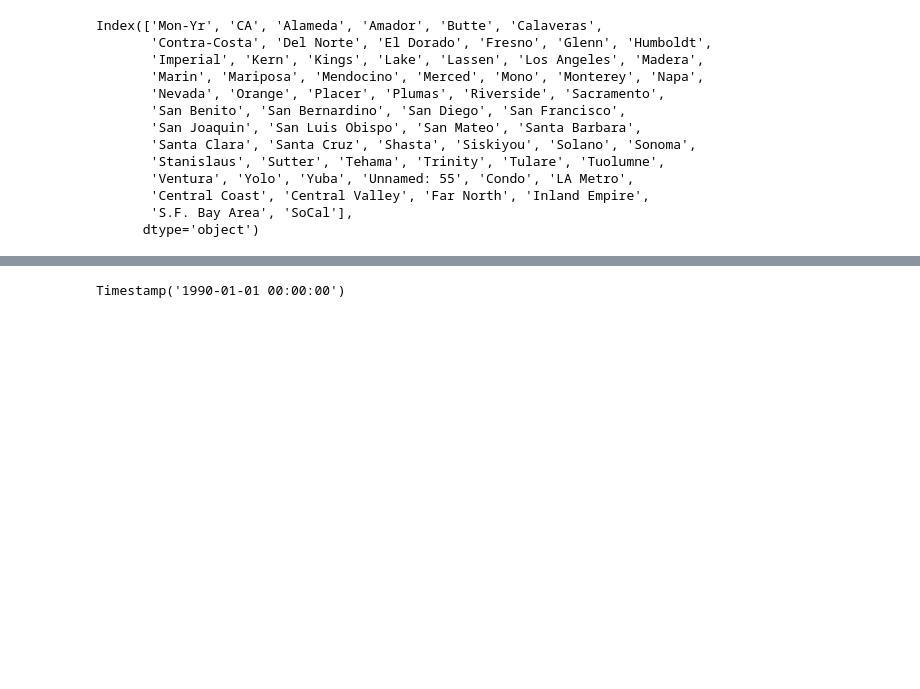
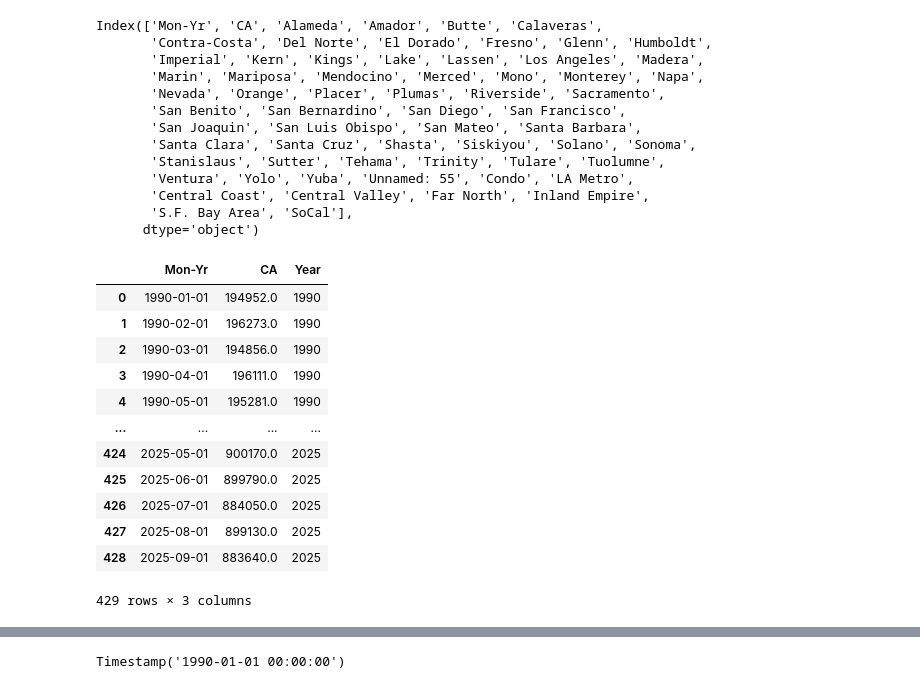
Before and after one commit to alvaroEspinozaMerida/CA_Housing_Analysis, a Jupyter notebook: src/median_price_EDA.ipynb, the cells around one changed output, grey strips where cells are left out. Drawn from its saved outputs; the diff is of its cells as text; code cells hidden in the pictures; blank space fills up the shorter version.

```diff
--- a/src/median_price_EDA.ipynb
+++ b/src/median_price_EDA.ipynb
@@ -70,3 +70,24 @@ Index(['Mon-Yr', 'CA', 'Alameda', 'Amador', 'Butte', 'Calaveras',
        'Central Coast', 'Central Valley', 'Far North', 'Inland Empire',
        'S.F. Bay Area', 'SoCal'],
       dtype='object')
+# %%
+col = ["Mon-Yr", "CA"]
+ca_median = clean_median[col].copy()
+# ca_median = ca_median[ca_median["Mon-Yr"].dt.month == 10].copy()
+ca_median["Year"] = ca_median["Mon-Yr"].dt.year
+# %%
+ca_median
+# %% [output]
+|  | Mon-Yr | CA | Year |
+| 0 | 1990-01-01 | 194952.0 | 1990 |
+| 1 | 1990-02-01 | 196273.0 | 1990 |
+| 2 | 1990-03-01 | 194856.0 | 1990 |
+| 3 | 1990-04-01 | 196111.0 | 1990 |
+| 4 | 1990-05-01 | 195281.0 | 1990 |
+| ... | ... | ... | ... |
+| 424 | 2025-05-01 | 900170.0 | 2025 |
+| 425 | 2025-06-01 | 899790.0 | 2025 |
+| 426 | 2025-07-01 | 884050.0 | 2025 |
+| 427 | 2025-08-01 | 899130.0 | 2025 |
+| 428 | 2025-09-01 | 883640.0 | 2025 |
+429 rows × 3 columns
```
Also changed, not shown: parts of 2 cells of this notebook, 2 other files.
